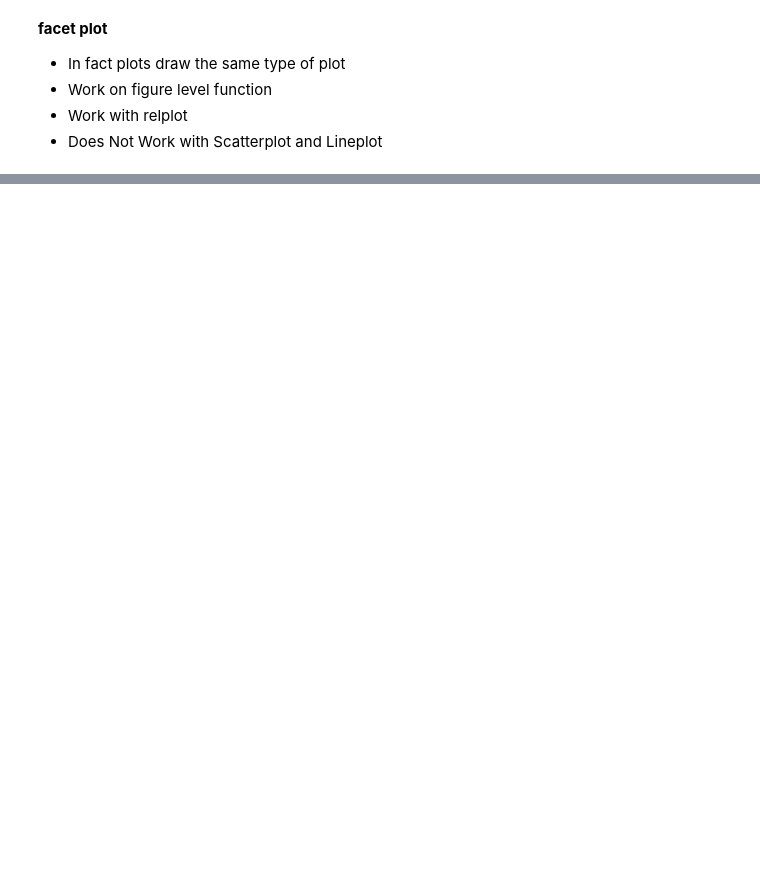
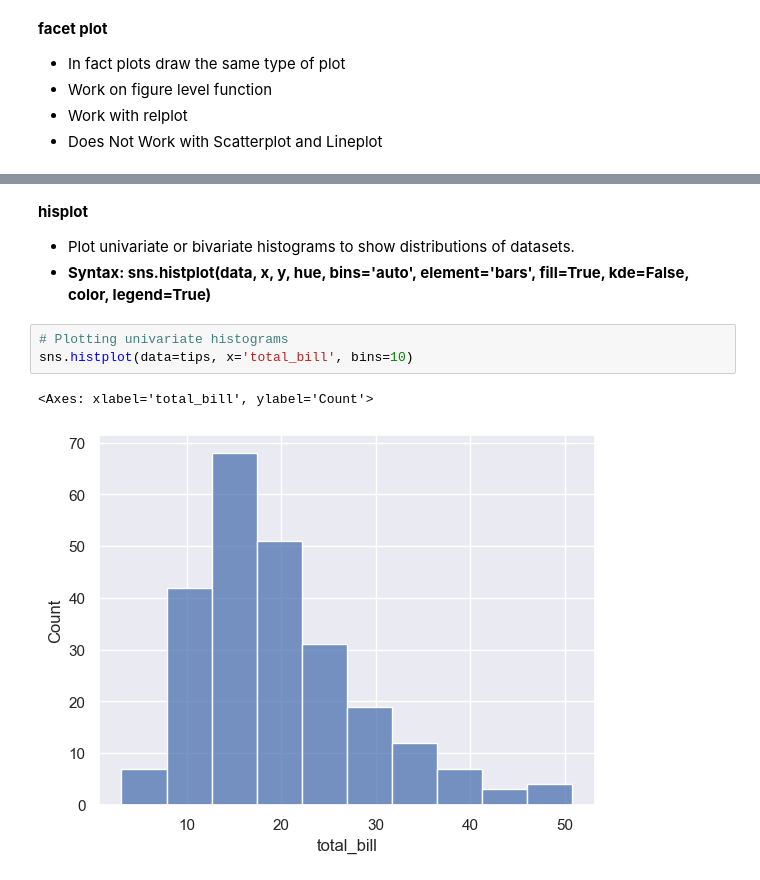
Before and after one commit to akashpagi/SEABORN-DATA-VISUALIZATION-LIBRARY-FOR-DATA-SCIENCE, a Jupyter notebook: SESSION 25 - PLOTTING USING SEABORN.ipynb, the cells around one changed output, grey strips where cells are left out. Cells and saved outputs as stored; diff of their text form; blank space fills up the shorter version.

```diff
--- a/SESSION 25 - PLOTTING USING SEABORN.ipynb
+++ b/SESSION 25 - PLOTTING USING SEABORN.ipynb
@@ -175,0 +204,10 @@ sns.relplot(gap, x='lifeExp', y='gdpPercap', kind='scatter', col='year', col_wra
+# %% [markdown]
+**hisplot**
+- Plot univariate or bivariate histograms to show distributions of datasets.
+- **Syntax: sns.histplot(data, x, y, hue, bins='auto', element='bars', fill=True, kde=False, color, legend=True)**
+# %%
+# Plotting univariate histograms
+sns.histplot(data=tips, x='total_bill', bins=10)
+# %% [output]
+<Axes: xlabel='total_bill', ylabel='Count'>
+[figure, added]
```
Also changed, not shown: parts of 25 cells of this notebook.
